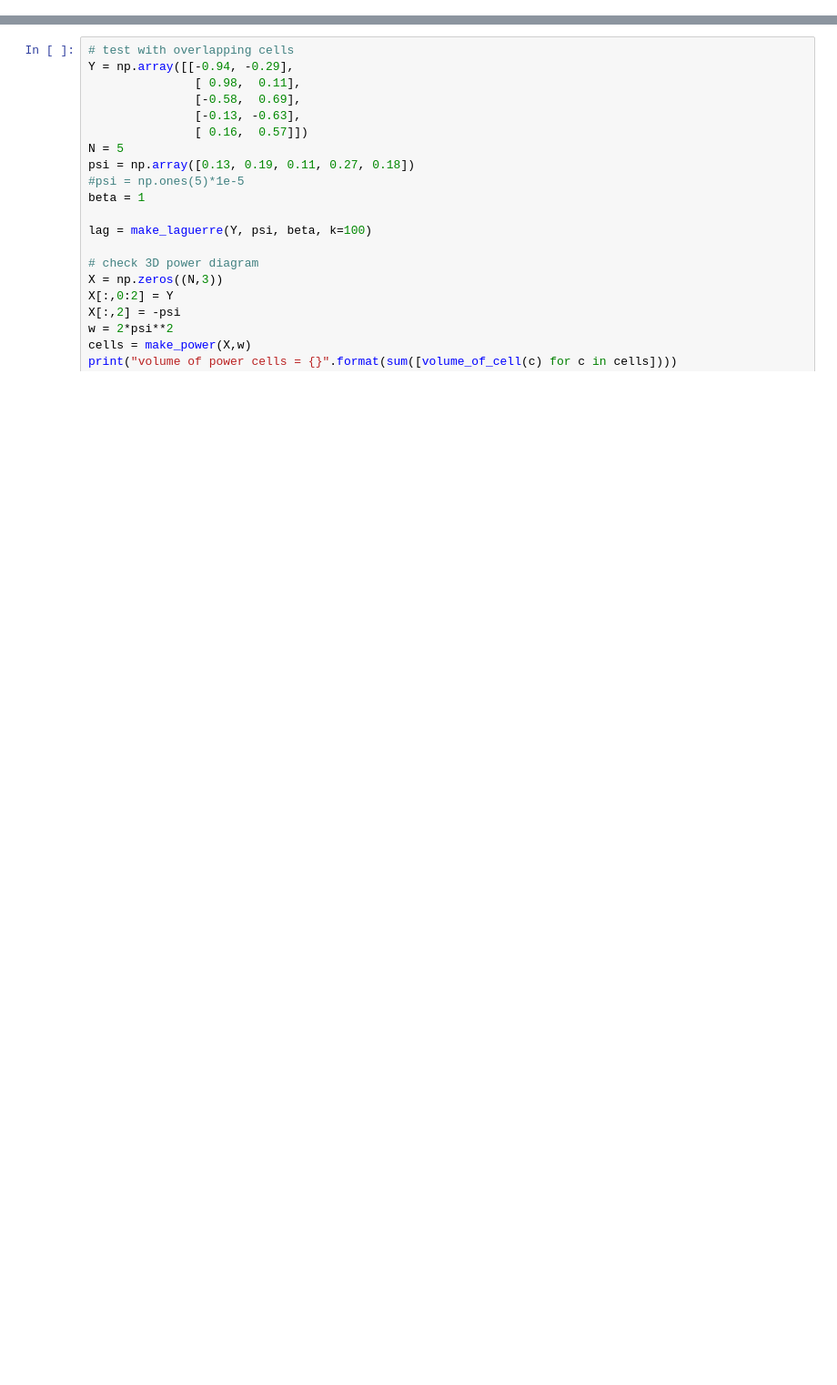
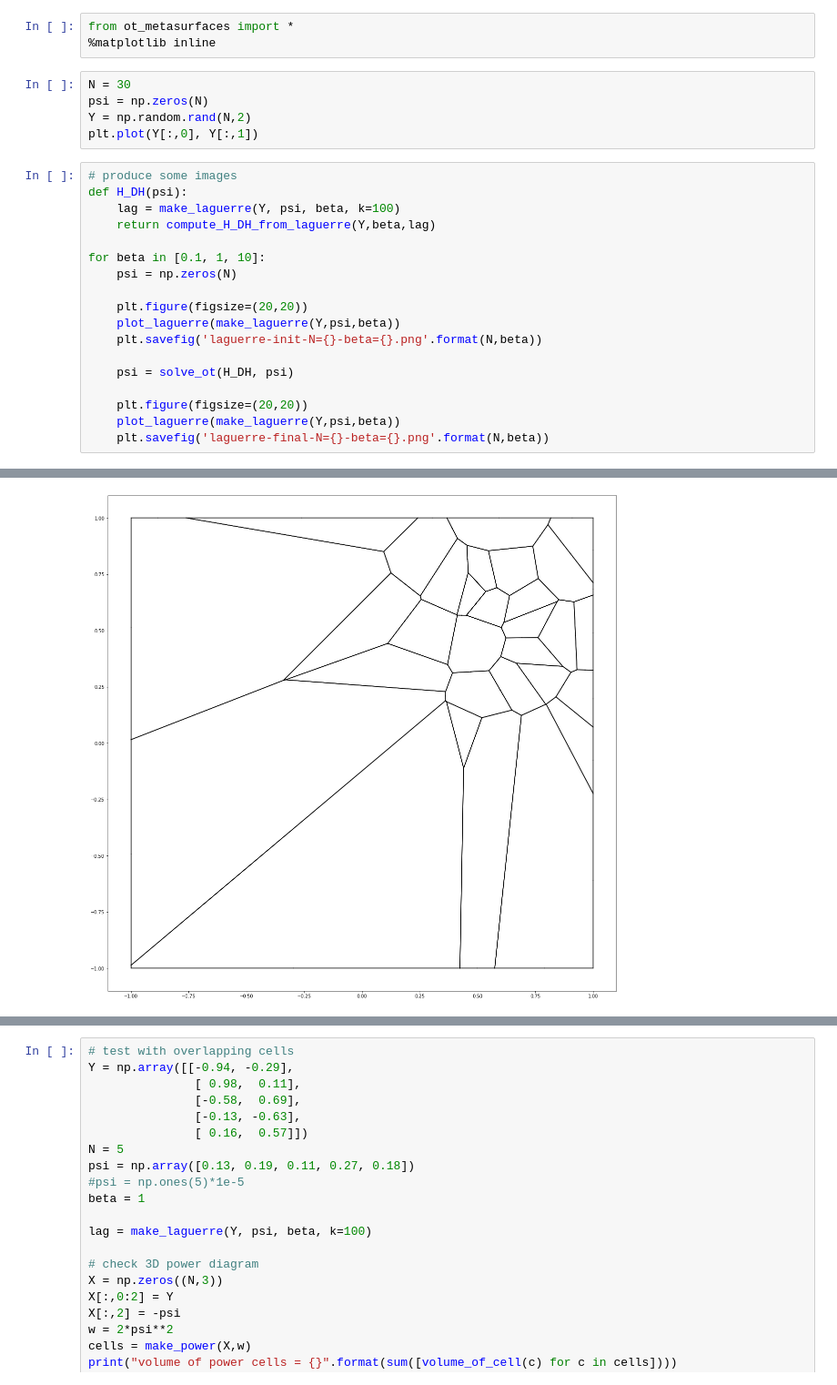
Before and after one commit to mrgt/ot-optics, a Jupyter notebook: ot-metasurfaces.ipynb, the cells around one changed output, grey strips where cells are left out. Shown at 91% size. Cells and saved outputs as stored; diff of their text form; blank space fills up the shorter version.

Commit message:
pictures of laguerre cells

```diff
--- a/ot-metasurfaces.ipynb
+++ b/ot-metasurfaces.ipynb
@@ -91,0 +1,27 @@ def compute_H_DH_from_laguerre(Y, beta, allcurves):
+# %%
+from ot_metasurfaces import *
+%matplotlib inline
+# %%
+N = 30
+psi = np.zeros(N)
+Y = np.random.rand(N,2)
+plt.plot(Y[:,0], Y[:,1])
+# %%
+# produce some images
+def H_DH(psi):
+    lag = make_laguerre(Y, psi, beta, k=100)
+    return compute_H_DH_from_laguerre(Y,beta,lag)
+
+for beta in [0.1, 1, 10]:
+    psi = np.zeros(N)
+
+    plt.figure(figsize=(20,20))
+    plot_laguerre(make_laguerre(Y,psi,beta))
+    plt.savefig('laguerre-init-N={}-beta={}.png'.format(N,beta))
+
+    psi = solve_ot(H_DH, psi)
+
+    plt.figure(figsize=(20,20))
+    plot_laguerre(make_laguerre(Y,psi,beta))
+    plt.savefig('laguerre-final-N={}-beta={}.png'.format(N,beta))
+# %% [output]
@@ -91,0 +45 @@ def compute_H_DH_from_laguerre(Y, beta, allcurves):
+[figure, added]
```
Also changed, not shown: parts of 9 cells of this notebook, 1 other file.
